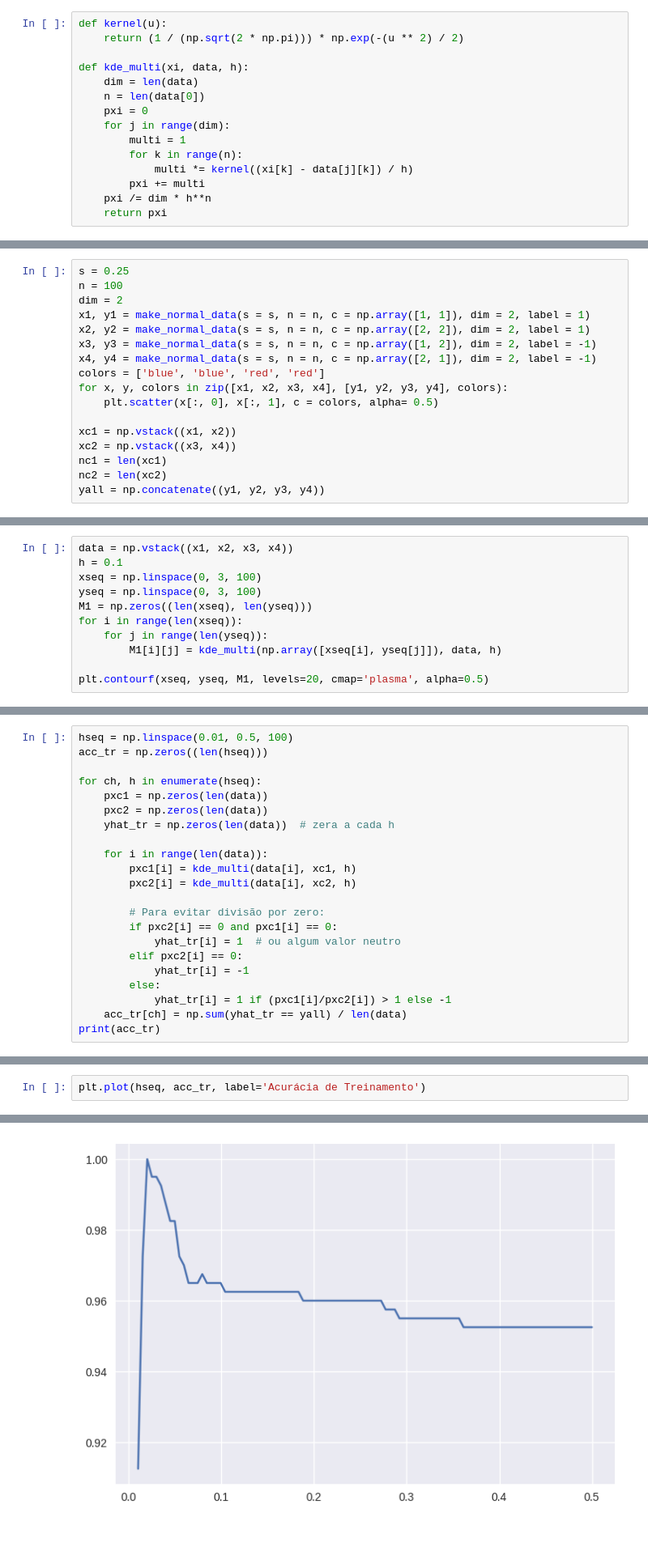
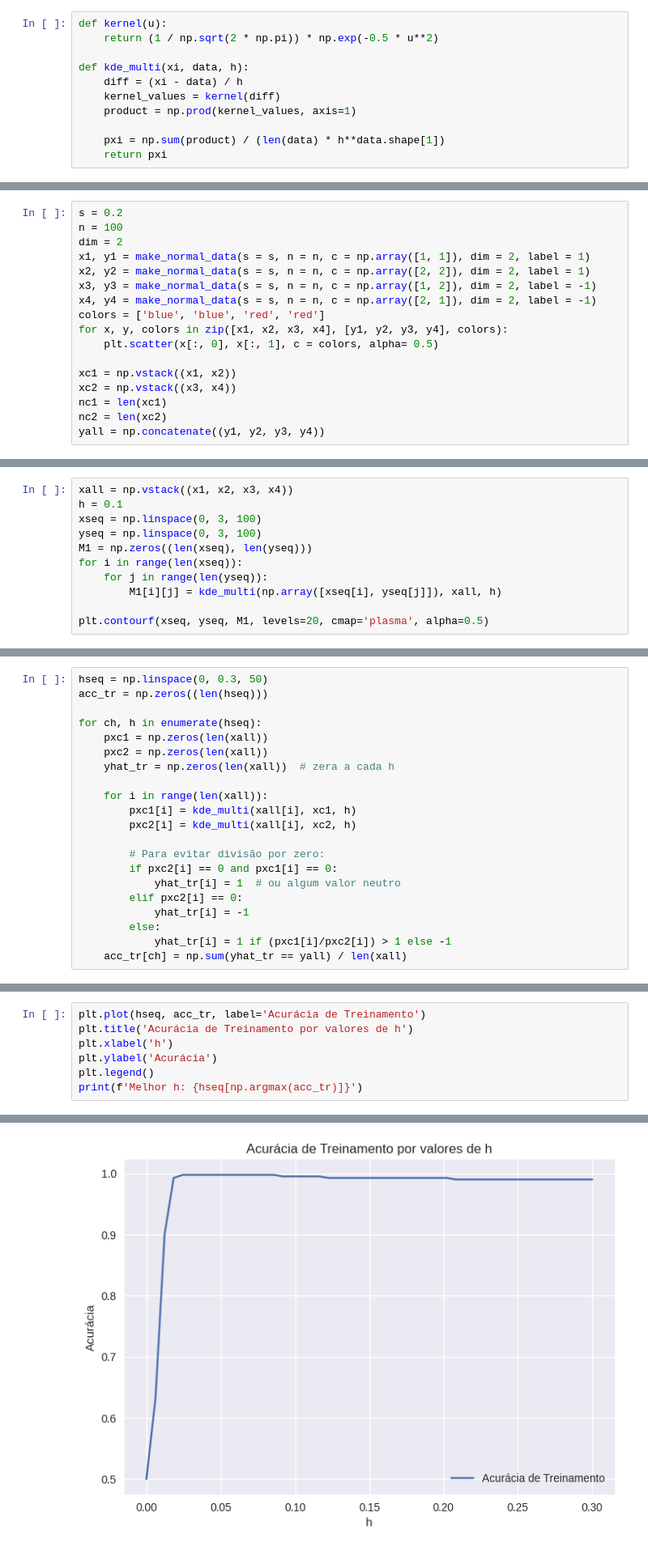
Before and after one commit to muzzidiogo/reconhecimento_de_padroes, a Jupyter notebook: 09_kde2.ipynb, the cells around one changed output, grey strips where cells are left out. Shown at 81% size. Drawn from its saved outputs; the diff is of its cells as text.

```diff
--- a/09_kde2.ipynb
+++ b/09_kde2.ipynb
@@ -11,23 +11,19 @@ plt.style.use('seaborn-v0_8')
 ## Implementação do KDE Multidimensional
 # %%
 def kernel(u):
-    return (1 / (np.sqrt(2 * np.pi))) * np.exp(-(u ** 2) / 2)
+    return (1 / np.sqrt(2 * np.pi)) * np.exp(-0.5 * u**2)
 
 def kde_multi(xi, data, h):
-    dim = len(data)
-    n = len(data[0])
-    pxi = 0
-    for j in range(dim):
-        multi = 1
-        for k in range(n):
-            multi *= kernel((xi[k] - data[j][k]) / h)
-        pxi += multi
-    pxi /= dim * h**n
+    diff = (xi - data) / h
+    kernel_values = kernel(diff)
+    product = np.prod(kernel_values, axis=1)
+
+    pxi = np.sum(product) / (len(data) * h**data.shape[1])
     return pxi
 # %% [markdown]
 ## Gerando dados sintéticos 2D
 # %%
-s = 0.25
+s = 0.2
 n = 100
 dim = 2
 x1, y1 = make_normal_data(s = s, n = n, c = np.array([1, 1]), dim = 2, label = 1)
@@ -48,12 +44,12 @@ yall = np.concatenate((y1, y2, y3, y4))
 # %%
-data = np.vstack((x1, x2, x3, x4))
+xall = np.vstack((x1, x2, x3, x4))
 h = 0.1
 xseq = np.linspace(0, 3, 100)
 yseq = np.linspace(0, 3, 100)
 M1 = np.zeros((len(xseq), len(yseq)))
 for i in range(len(xseq)):
     for j in range(len(yseq)):
-        M1[i][j] = kde_multi(np.array([xseq[i], yseq[j]]), data, h)
+        M1[i][j] = kde_multi(np.array([xseq[i], yseq[j]]), xall, h)
 
 plt.contourf(xseq, yseq, M1, levels=20, cmap='plasma', alpha=0.5)
 # %% [output]
@@ -80,15 +90,15 @@ plt.scatter(pxc1, pxc2)
 # %%
-hseq = np.linspace(0.01, 0.5, 100)
+hseq = np.linspace(0, 0.3, 50)
 acc_tr = np.zeros((len(hseq)))
 
 for ch, h in enumerate(hseq):
-    pxc1 = np.zeros(len(data))
-    pxc2 = np.zeros(len(data))
-    yhat_tr = np.zeros(len(data))  # zera a cada h
+    pxc1 = np.zeros(len(xall))
+    pxc2 = np.zeros(len(xall))
+    yhat_tr = np.zeros(len(xall))  # zera a cada h
 
-    for i in range(len(data)):
-        pxc1[i] = kde_multi(data[i], xc1, h)
-        pxc2[i] = kde_multi(data[i], xc2, h)
+    for i in range(len(xall)):
+        pxc1[i] = kde_multi(xall[i], xc1, h)
+        pxc2[i] = kde_multi(xall[i], xc2, h)
 
         # Para evitar divisão por zero:
         if pxc2[i] == 0 and pxc1[i] == 0:
@@ -97,5 +107,4 @@ for ch, h in enumerate(hseq):
             yhat_tr[i] = -1
         else:
             yhat_tr[i] = 1 if (pxc1[i]/pxc2[i]) > 1 else -1
-    acc_tr[ch] = np.sum(yhat_tr == yall) / len(data)
-print(acc_tr)
+    acc_tr[ch] = np.sum(yhat_tr == yall) / len(xall)
@@ -113,3 +111,8 @@ print(acc_tr)
 # %%
 plt.plot(hseq, acc_tr, label='Acurácia de Treinamento')
+plt.title('Acurácia de Treinamento por valores de h')
+plt.xlabel('h')
+plt.ylabel('Acurácia')
+plt.legend()
+print(f'Melhor h: {hseq[np.argmax(acc_tr)]}')
 # %% [output]
@@ -117 +120 @@ plt.plot(hseq, acc_tr, label='Acurácia de Treinamento')
-[figure, old version]
+[figure, new version]
```
Also changed, not shown: parts of 12 cells of this notebook.
